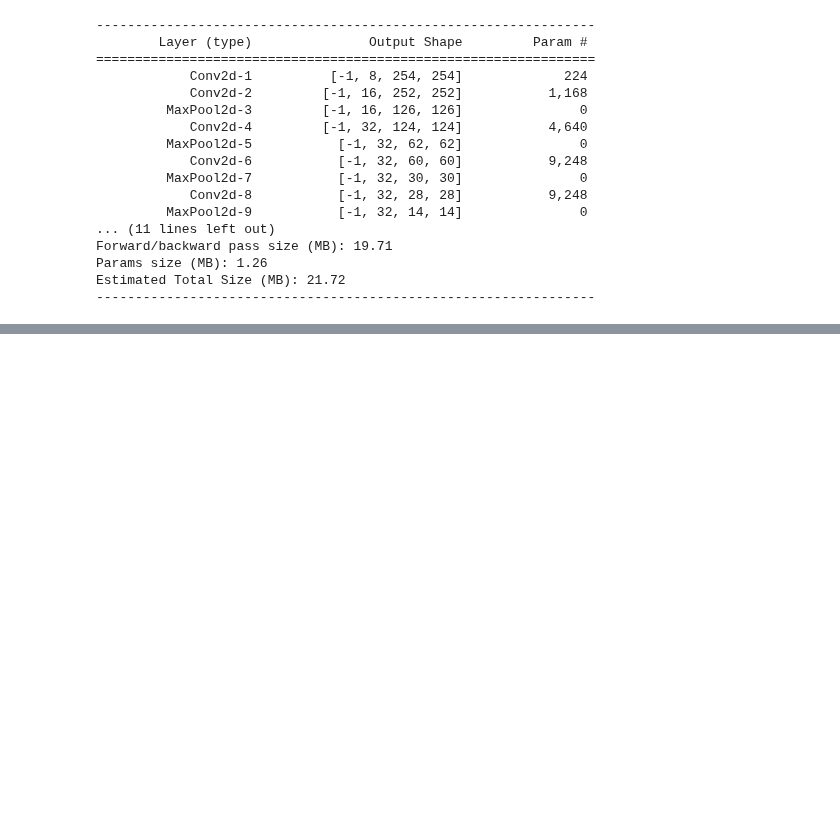
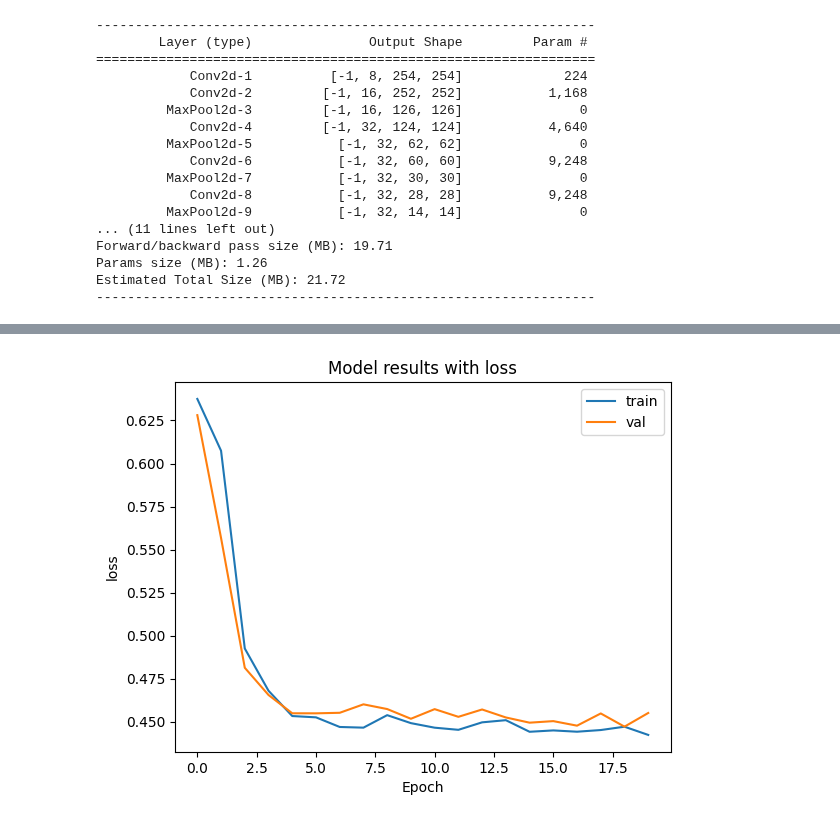
Before and after one commit to VDidyk/AI, a Jupyter notebook: save-image-data.ipynb, the cells around one changed output, grey strips where cells are left out. Saved outputs shown, nothing was run; the diff lists cells and outputs as text; code cells hidden in the pictures; blank space fills up the shorter version.

```diff
--- a/save-image-data.ipynb
+++ b/save-image-data.ipynb
@@ -72,13 +72,3 @@ train_size = int(0.8 * len(custom_train_data))
 test_size = len(custom_train_data) - train_size
 
 train_data, test_data = random_split(custom_train_data, [train_size, test_size])
-# %%
-from torchvision.utils import make_grid
-import matplotlib.pyplot as plt
-loader = torch.utils.data.DataLoader(train_dataset, shuffle=True, batch_size=32)
-
-batch, labels = next(iter(loader))
-
-grid = make_grid(batch).permute(1, 2, 0) # результатом є тензор
-
-plt.imshow(grid)
@@ -88,12 +75,12 @@ plt.imshow(grid)
 # %%
 train_transform = transforms.Compose([
-    transforms.Resize((64, 64)), # Зміна розміру зображення до 256x256 пікселів
+    transforms.Resize((256, 256)), # Зміна розміру зображення до 256x256 пікселів
     transforms.RandomHorizontalFlip(p=0.5), # Випадково перевернути по горизонталі з ймовірністю 50%
     transforms.ToTensor(), # Перетворити зображення у тензори PyTorch
 ])
 
 test_transform = transforms.Compose([
-    transforms.Resize((64, 64)), # Зміна розміру зображення до 256x256 пікселів
+    transforms.Resize((256, 256)), # Зміна розміру зображення до 256x256 пікселів
     transforms.ToTensor(), # Перетворити зображення у тензори PyTorch
 ])
 
@@ -389,7 +376,7 @@ def train(model, optimizer, loss_fn, train_dl, val_dl,
 
     return history
 # %%
-batch_size = 256
+batch_size = 512
 train_loader = torch.utils.data.DataLoader(train_data, shuffle=True, batch_size=batch_size)
 test_loader = torch.utils.data.DataLoader(test_data, shuffle=True, batch_size=batch_size)
 # %%
@@ -405,0 +408,15 @@ RuntimeError: Calculated padded input size per channel: (2 x 2). Kernel size: (3
+# %%
+import matplotlib.pyplot as plt
+
+def plot_metric(history, name):
+    plt.title(f"Model results with {name}")
+    plt.plot(history[name], label='train')
+    plt.plot(history['val_'+name], label='val')
+    plt.xlabel('Epoch')
+    plt.ylabel(name)
+    plt.legend()
+
+
+plot_metric(history, 'loss')
+# %% [output]
+[figure, added]
```
Also changed, not shown: parts of 4 cells of this notebook.
